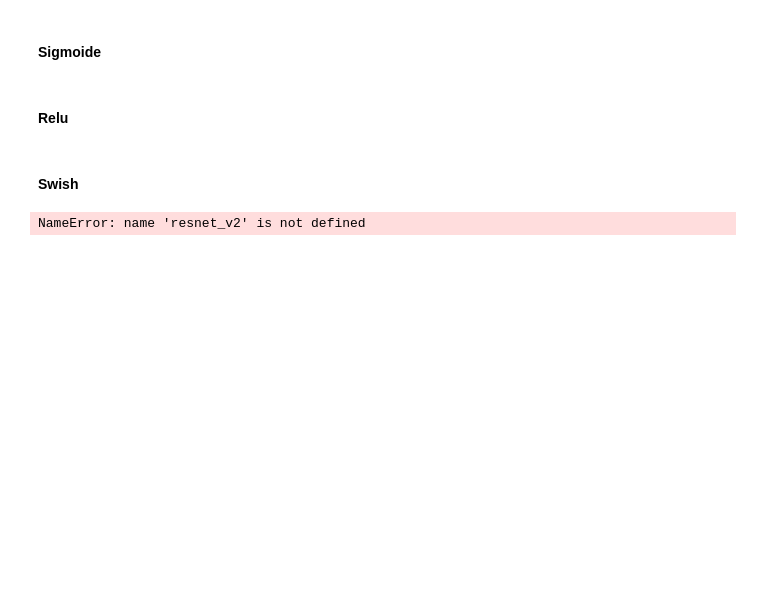
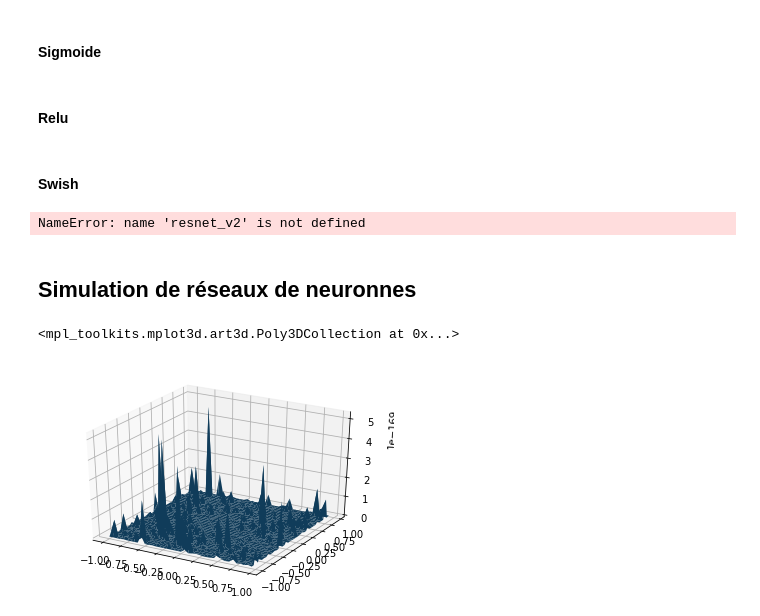
Before and after one commit to nicolas-dufour/cassiopee-nn-activation, a Jupyter notebook: activation-function-simulation.ipynb, the cells around one changed output. Cells and saved outputs as stored; diff of their text form; code cells hidden in the pictures; blank space fills up the shorter version.

Commit message:
Ajout des simulations

```diff
--- a/activation-function-simulation.ipynb
+++ b/activation-function-simulation.ipynb
@@ -420,3 +421,52 @@ plt.ylabel('Loss')
 plt.xlabel('Epoch')
 plt.legend(['Sigmoid Train','Relu Train','Swish Train', 'Sigmoid Test','Relu Test','Swish Test'], loc='upper left')
 plt.show()
+# %% [markdown]
+## Simulation de réseaux de neuronnes
+# %%
+N_l=100
+L=200
+
+def sigmoid(x):
+      return 1/(1+np.exp(-x))
+def relu(x):
+    return(np.maximum(x,0))
+
+def init_weight(sigma_b,sigma_w):
+    weight=[np.random.normal(0,sigma_w**2/2,size=(N_l,2))]
+    for i in range(1,L-1):
+        weight+=[np.random.normal(0,sigma_w**2/N_l,size=(N_l,N_l))]
+    weight+=[np.random.normal(0,sigma_w**2/N_l,size=(1,N_l))]
+    bias=[np.random.normal(0,sigma_b**2,size=N_l) for i in range(L-1)]
+    bias+=[np.random.normal(0,sigma_b**2)]
+    return(weight,bias)
+
+def single_layer_forward_prop(A_prev,W_curr,b_curr,activ_function):
+    Z_curr=np.dot(W_curr,A_prev)+b_curr
+    return(activ_function(Z_curr))
+def forward_prop(A0,weight,bias,activ_function):
+    A_curr=A0
+    for i in range(L):
+        A_curr=single_layer_forward_prop(A_curr,weight[i],bias[i],activ_function)
+    return(A_curr)
+def untrained_NN(A0,sigma_b,sigma_w,activ_function):
+    weight,bias=init_weight(sigma_b,sigma_w)
+    return(forward_prop(A0,weight,bias,activ_function))
+
+sigma_w,sigma_b=np.sqrt(2),0
+activ_function=relu
+fig = plt.figure()
+ax = fig.gca(projection='3d')
+x = np.arange(-1, 1, 0.05)
+y = np.arange(-1, 1, 0.05)
+xx, yy = np.meshgrid(x, y)
+Z=[]
+for i in x:
+    for j in y:
+        Z+=[untrained_NN([i,j],sigma_b,sigma_w,activ_function)]
+Z=np.array(Z)
+zz=Z.reshape(xx.shape)
+ax.plot_surface(xx,yy,zz)
+# %% [output]
+<mpl_toolkits.mplot3d.art3d.Poly3DCollection at 0x...>
+[figure, added]
```
Also changed, not shown: parts of 1 cell of this notebook, 1 other file.
